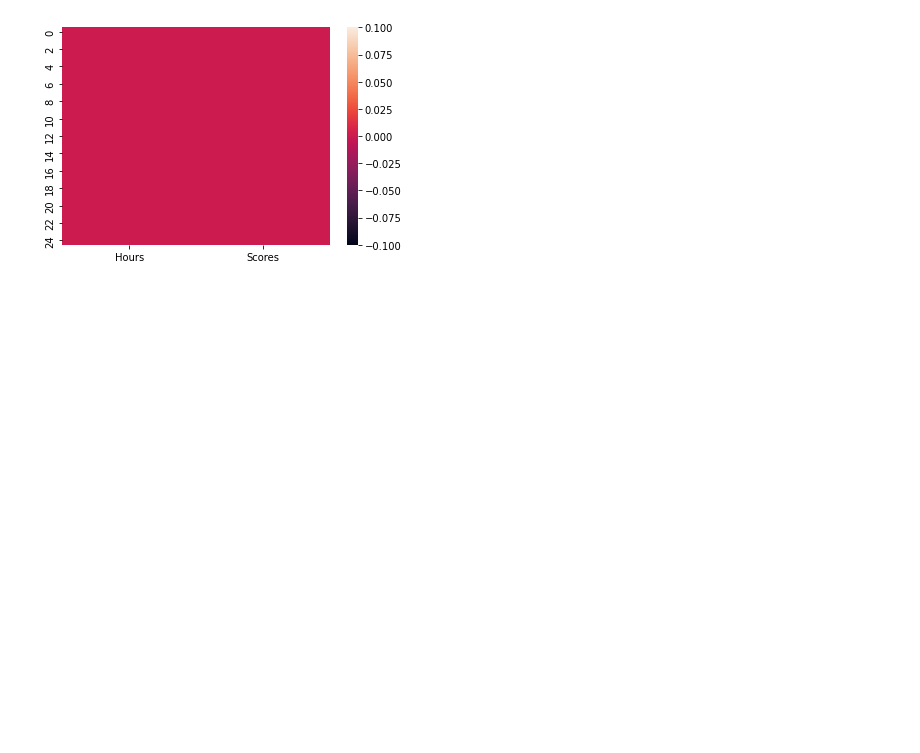
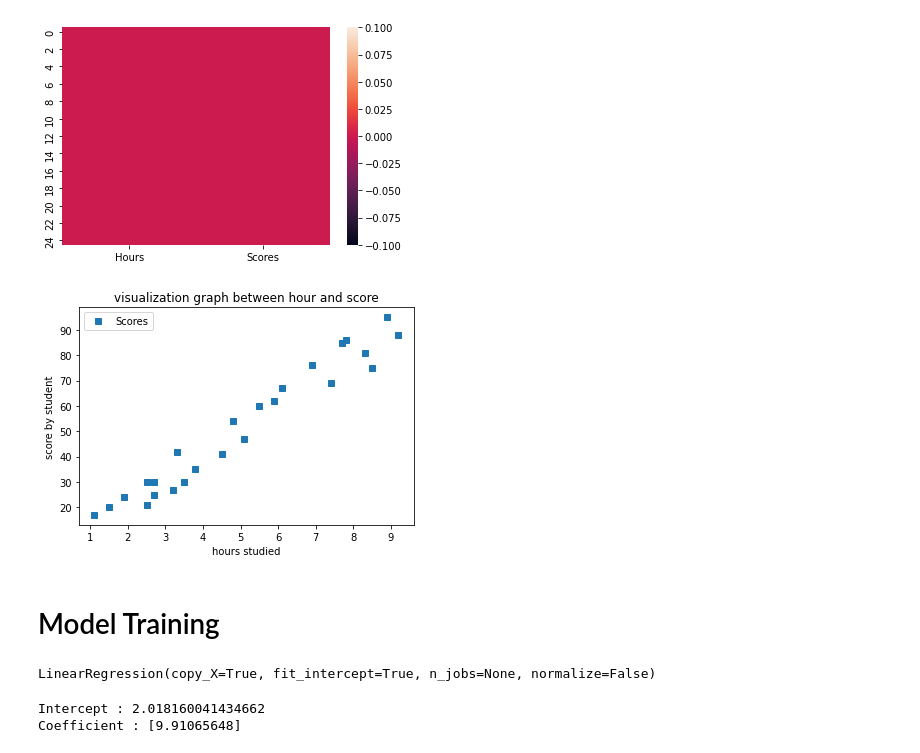
Before and after one commit to CodeWithSridhar/Score-Prediction-Using-Supervised-ML, a Jupyter notebook: Task1_Score_Prediction_Using_Supervised_ML.ipynb, the cells around one changed output. Saved outputs shown, nothing was run; the diff lists cells and outputs as text; code cells hidden in the pictures; blank space fills up the shorter version.

```diff
--- a/Task1_Score_Prediction_Using_Supervised_ML.ipynb
+++ b/Task1_Score_Prediction_Using_Supervised_ML.ipynb
@@ -74,3 +74,11 @@ sns.heatmap(data.isnull())
 # %% [output]
 <matplotlib.axes._subplots.AxesSubplot at 0x...>
 [figure]
+# %%
+data.plot(x='Hours',y='Scores',style='s')
+plt.title('visualization graph between hour and score')
+plt.xlabel('hours studied')
+plt.ylabel('score by student')
+plt.show()
+# %% [output]
+[figure, added]
@@ -76,0 +91,14 @@ sns.heatmap(data.isnull())
+# %% [markdown]
+# Model Training
+# %%
+from sklearn.linear_model import LinearRegression
+regressor= LinearRegression()
+regressor.fit(X_train,y_train)
+# %% [output]
+LinearRegression(copy_X=True, fit_intercept=True, n_jobs=None, normalize=False)
+# %%
+print("Intercept :",regressor.intercept_)
+print("Coefficient :",regressor.coef_)
+# %% [output]
+Intercept : 2.018160041434662
+Coefficient : [9.91065648]
```
Also changed, not shown: parts of 8 cells of this notebook.
